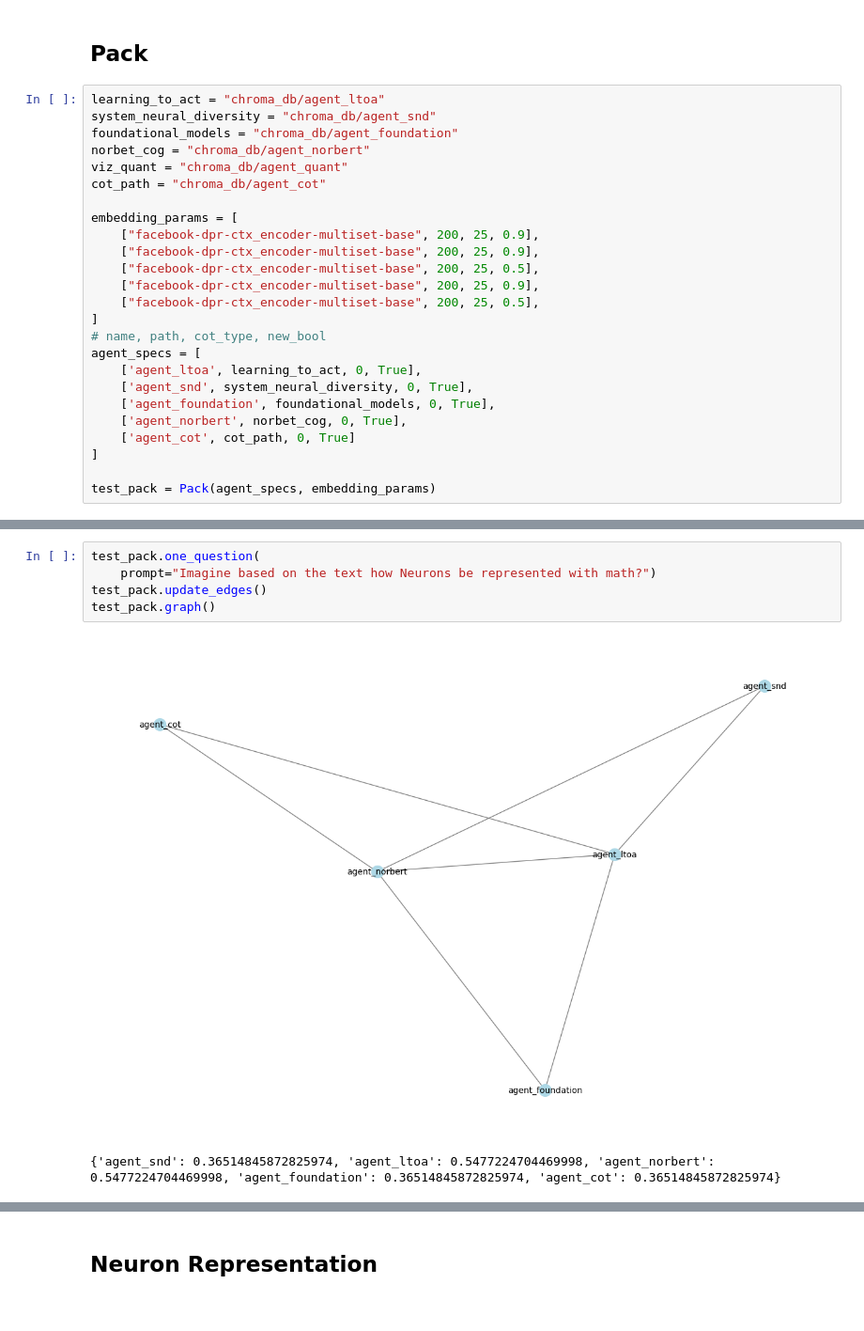
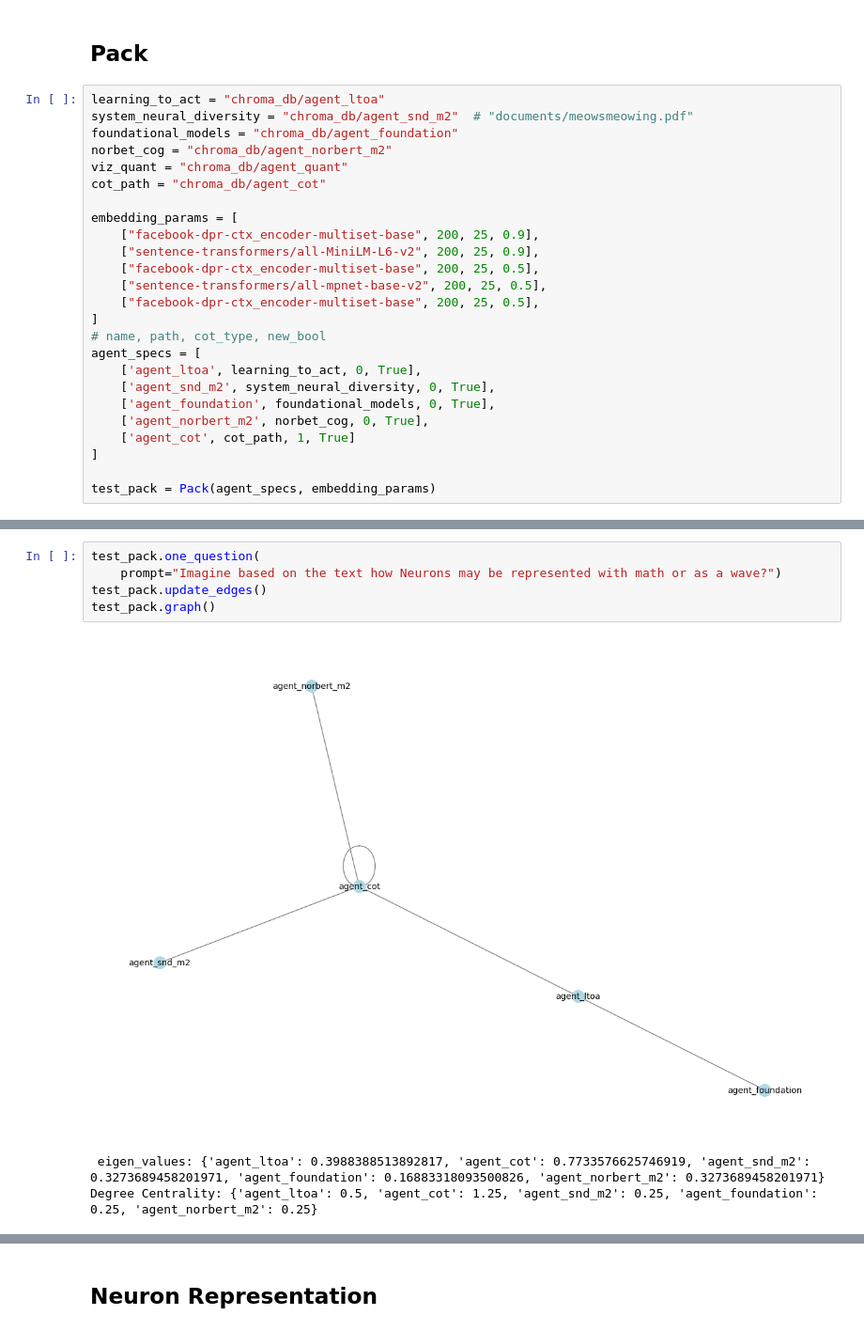
Before and after one commit to LilaShiba/SND_Agents, a Jupyter notebook: explore.ipynb, the cells around one changed output, grey strips where cells are left out. Shown at 94% size. Saved outputs shown, nothing was run; the diff lists cells and outputs as text.

```diff
--- a/explore.ipynb
+++ b/explore.ipynb
@@ -25,26 +25,26 @@ agent_hilbert.chat_bot.one_question(
 ## Pack
 # %%
 learning_to_act = "chroma_db/agent_ltoa"
-system_neural_diversity = "chroma_db/agent_snd"
+system_neural_diversity = "chroma_db/agent_snd_m2"  # "documents/meowsmeowing.pdf"
 foundational_models = "chroma_db/agent_foundation"
-norbet_cog = "chroma_db/agent_norbert"
+norbet_cog = "chroma_db/agent_norbert_m2"
 viz_quant = "chroma_db/agent_quant"
 cot_path = "chroma_db/agent_cot"
 
 embedding_params = [
     ["facebook-dpr-ctx_encoder-multiset-base", 200, 25, 0.9],
-    ["facebook-dpr-ctx_encoder-multiset-base", 200, 25, 0.9],
+    ["sentence-transformers/all-MiniLM-L6-v2", 200, 25, 0.9],
     ["facebook-dpr-ctx_encoder-multiset-base", 200, 25, 0.5],
-    ["facebook-dpr-ctx_encoder-multiset-base", 200, 25, 0.9],
+    ["sentence-transformers/all-mpnet-base-v2", 200, 25, 0.5],
     ["facebook-dpr-ctx_encoder-multiset-base", 200, 25, 0.5],
 ]
 # name, path, cot_type, new_bool
 agent_specs = [
     ['agent_ltoa', learning_to_act, 0, True],
-    ['agent_snd', system_neural_diversity, 0, True],
+    ['agent_snd_m2', system_neural_diversity, 0, True],
     ['agent_foundation', foundational_models, 0, True],
-    ['agent_norbert', norbet_cog, 0, True],
-    ['agent_cot', cot_path, 0, True]
+    ['agent_norbert_m2', norbet_cog, 0, True],
+    ['agent_cot', cot_path, 1, True]
 ]
 
 test_pack = Pack(agent_specs, embedding_params)
@@ -68,12 +68,13 @@ waking up agent agent_norbert
 waking up agent agent_cot
 # %%
 test_pack.one_question(
-    prompt="Imagine based on the text how Neurons be represented with math?")
+    prompt="Imagine based on the text how Neurons may be represented with math or as a wave?")
 test_pack.update_edges()
 test_pack.graph()
 # %% [output]
-[figure, old version]
+[figure, new version]
-{'agent_snd': 0.36514845872825974, 'agent_ltoa': 0.5477224704469998, 'agent_norbert': 0.5477224704469998, 'agent_foundation': 0.36514845872825974, 'agent_cot': 0.36514845872825974}
+ eigen_values: {'agent_ltoa': 0.3988388513892817, 'agent_cot': 0.7733576625746919, 'agent_snd_m2': 0.3273689458201971, 'agent_foundation': 0.16883318093500826, 'agent_norbert_m2': 0.3273689458201971}
+Degree Centrality: {'agent_ltoa': 0.5, 'agent_cot': 1.25, 'agent_snd_m2': 0.25, 'agent_foundation': 0.25, 'agent_norbert_m2': 0.25}
 <networkx.classes.graph.Graph at 0x...>
 # %%
 print(test_pack.get_snd())
```
Also changed, not shown: parts of 17 cells of this notebook, 2 other files.
